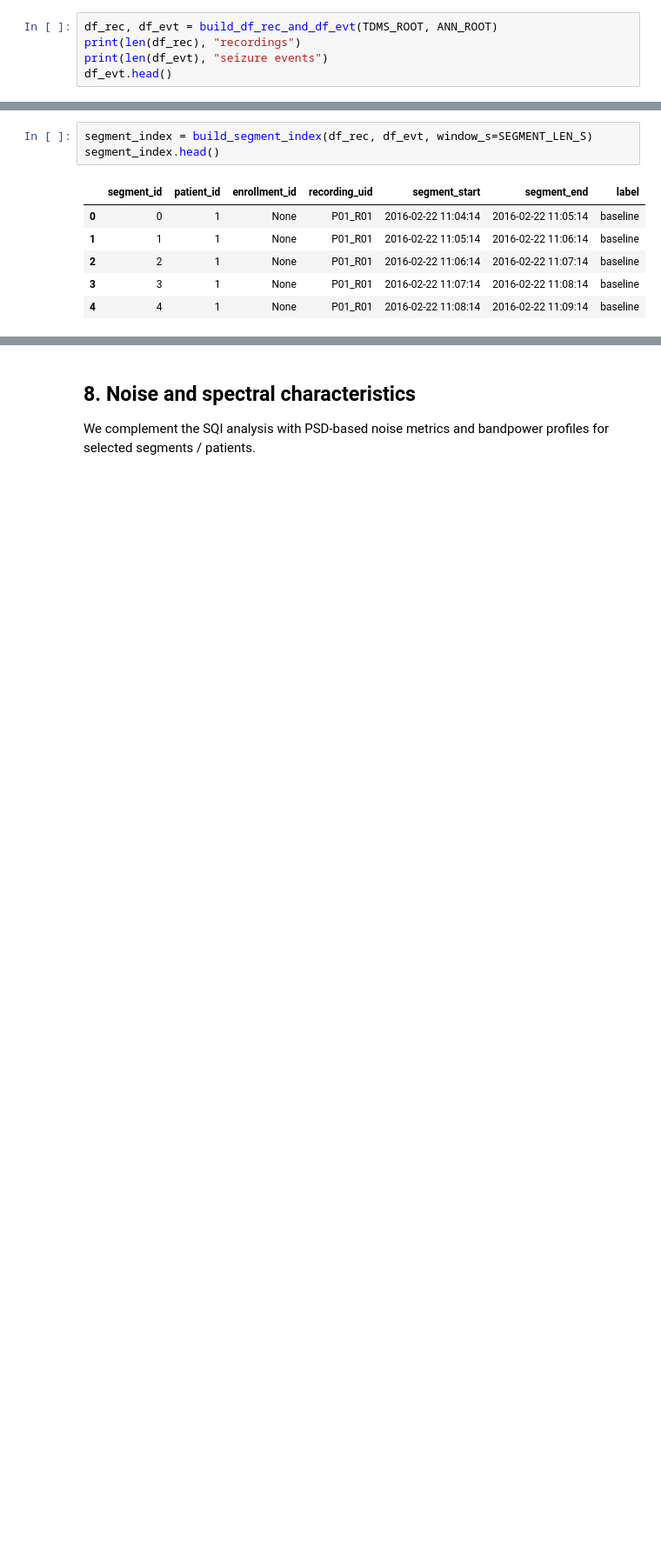
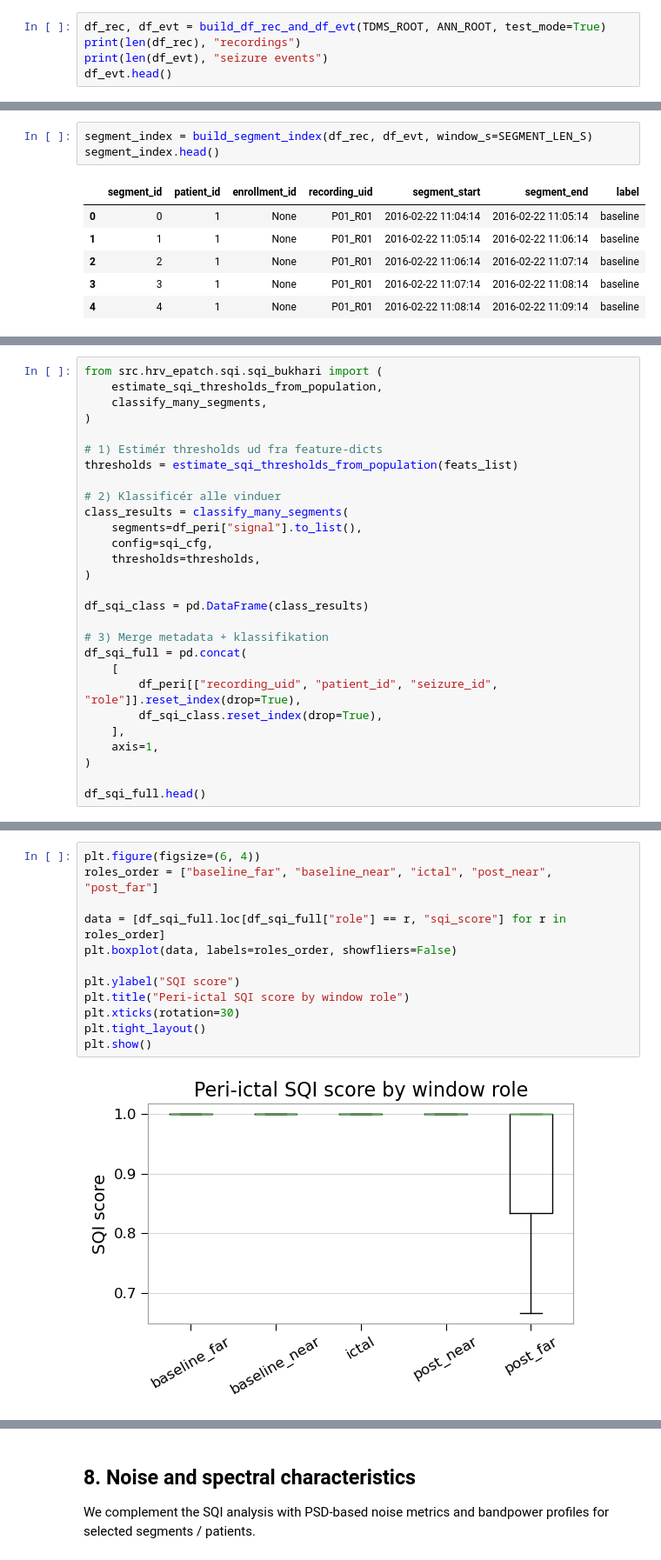
Before and after one commit to AU668208/Epilepsy_MasterThesis, a Jupyter notebook: Study3_Analysis.ipynb, the cells around one changed output, grey strips where cells are left out. Shown: that part at 87% size. Drawn from its saved outputs; the diff is of its cells as text; blank space fills up the shorter version.

```diff
--- a/Study3_Analysis.ipynb
+++ b/Study3_Analysis.ipynb
@@ -127,7 +132,7 @@ We iterate over all recordings and build:
 - `df_rec`: one row per recording (duration, patient/enrollment, etc.)
 - `df_evt`: one row per seizure event (absolute start/stop, recording ID, etc.)
 # %%
-df_rec, df_evt = build_df_rec_and_df_evt(TDMS_ROOT, ANN_ROOT)
+df_rec, df_evt = build_df_rec_and_df_evt(TDMS_ROOT, ANN_ROOT, test_mode=True)
 print(len(df_rec), "recordings")
 print(len(df_evt), "seizure events")
 df_evt.head()
@@ -410,0 +363,28 @@ def extract_segment_signal(sig, meta, seg_row):
+# %%
+from src.hrv_epatch.sqi.sqi_bukhari import (
+    estimate_sqi_thresholds_from_population,
+    classify_many_segments,
+)
+
+# 1) Estimér thresholds ud fra feature-dicts
+thresholds = estimate_sqi_thresholds_from_population(feats_list)
+
+# 2) Klassificér alle vinduer
+class_results = classify_many_segments(
+    segments=df_peri["signal"].to_list(),
+    config=sqi_cfg,
+    thresholds=thresholds,
+)
+
+df_sqi_class = pd.DataFrame(class_results)
+
+# 3) Merge metadata + klassifikation
+df_sqi_full = pd.concat(
+    [
+        df_peri[["recording_uid", "patient_id", "seizure_id", "role"]].reset_index(drop=True),
+        df_sqi_class.reset_index(drop=True),
+    ],
+    axis=1,
+)
+
+df_sqi_full.head()
@@ -410,0 +426,14 @@ def extract_segment_signal(sig, meta, seg_row):
+# %%
+plt.figure(figsize=(6, 4))
+roles_order = ["baseline_far", "baseline_near", "ictal", "post_near", "post_far"]
+
+data = [df_sqi_full.loc[df_sqi_full["role"] == r, "sqi_score"] for r in roles_order]
+plt.boxplot(data, labels=roles_order, showfliers=False)
+
+plt.ylabel("SQI score")
+plt.title("Peri-ictal SQI score by window role")
+plt.xticks(rotation=30)
+plt.tight_layout()
+plt.show()
+# %% [output]
+[figure, added]
```
Also changed, not shown: parts of 48 cells of this notebook, 3 other files.
